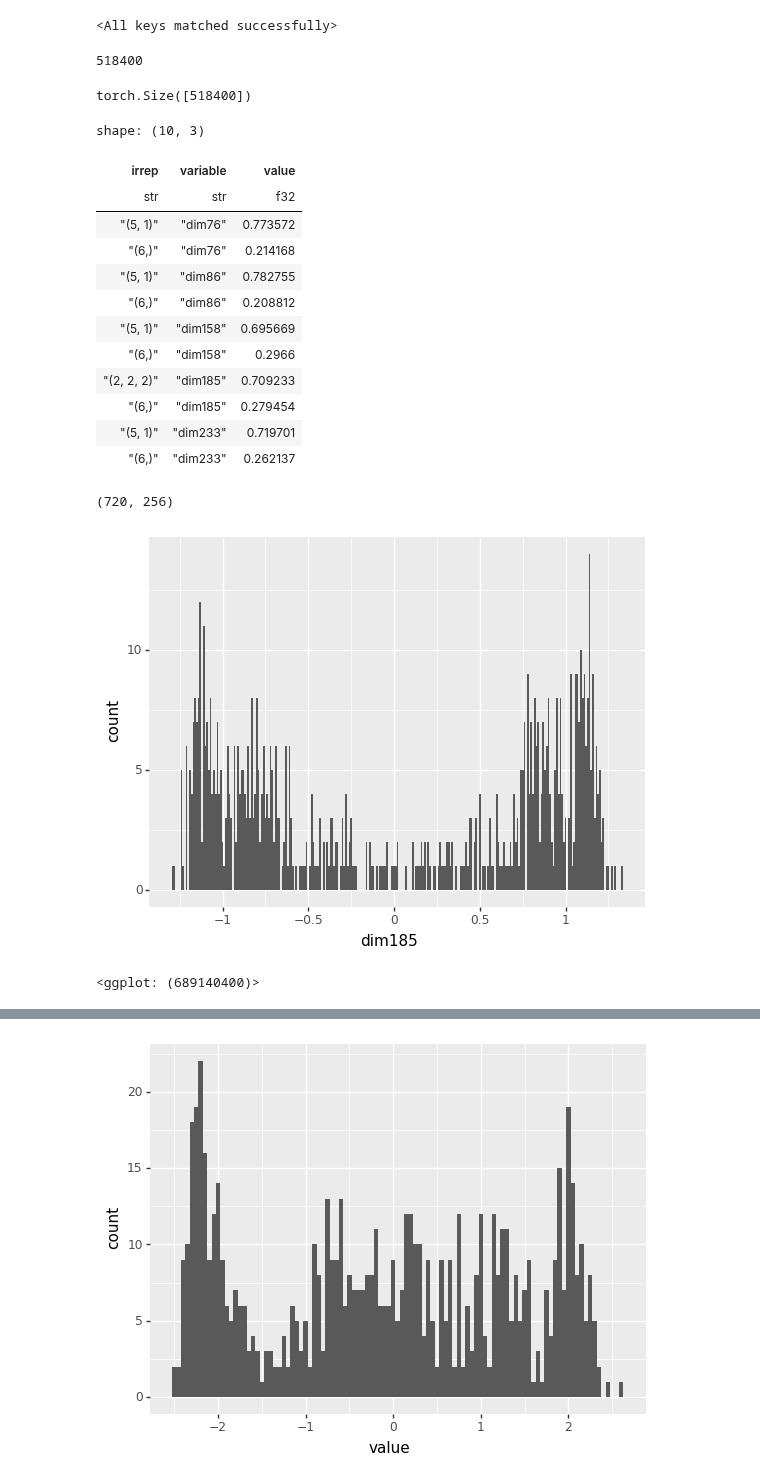
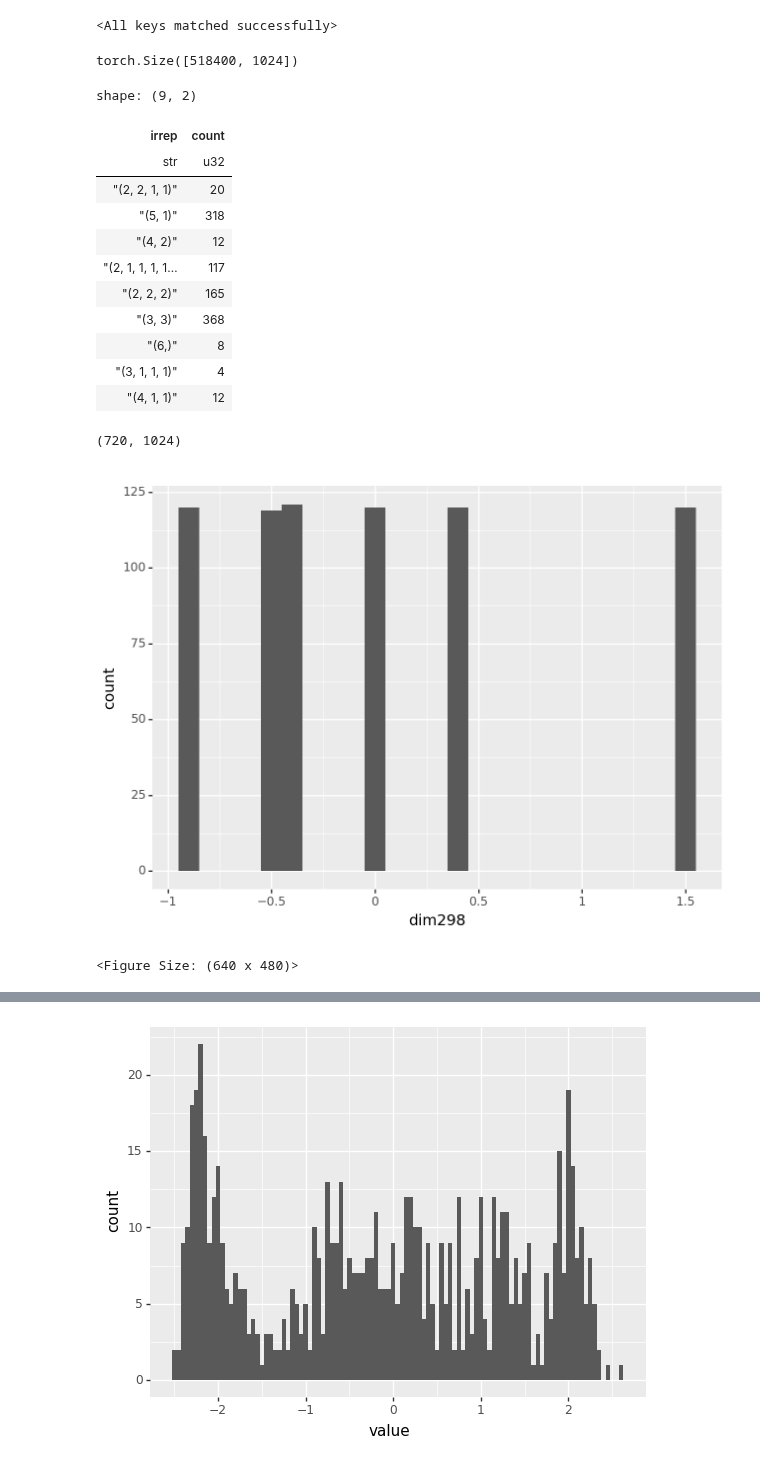
Before and after one commit to dashstander/sn-grok, a Jupyter notebook: notebooks/s6_subgroups.ipynb, the cells around one changed output, grey strips where cells are left out. Drawn from its saved outputs; the diff is of its cells as text; code cells hidden in the pictures.

Commit message:
Notebook
Signed-off-by: dashiell@eleuther.ai <dashiell@eleuther.ai>

```diff
--- a/notebooks/s6_subgroups.ipynb
+++ b/notebooks/s6_subgroups.ipynb
@@ -177,7 +176,7 @@ def fourier_basis_to_df(tensor, n, layer):
 # %%
 import json
 
-with open('s6_subgroups.json') as jfile:
+with open('../s6_subgroups.json') as jfile:
     all_s6_subgroups = json.load(jfile)
 # %%
 def tuplefy(generators):
@@ -230,12 +233,12 @@ C2_transposition
 # %%
-ckpt_dir = Path('/Users/dashiell/workspace/sn-grok/checkpoints/')
-model_seed = 132
+ckpt_dir = Path('/mnt/ssd-1/dashiell/sn_checkpoints/')
+model_seed = 0
 run_name = f's6_50_{model_seed}'
 #run_name = Path('s5_lr1e-5_5')
 
 #whole_config = Config().from_disk('configs/s5_lr_5.toml')
 run_dir = ckpt_dir / run_name
-model_run = torch.load(run_dir / 'full_run.pth', map_location=torch.device('cpu'))
+model_run = torch.load(run_dir / 'full_run.pth', map_location=torch.device('cuda:0'))
 run_data = pl.read_parquet(run_dir / f'data.parquet')
 lperms = torch.as_tensor(run_data.select('index_left').to_numpy(), dtype=torch.int64).squeeze()
 rperms = torch.as_tensor(run_data.select('index_right').to_numpy(), dtype=torch.int64).squeeze()
@@ -244,20 +247,23 @@ targets = torch.as_tensor(run_data.select('index_target').to_numpy(), dtype=torc
 model = SnMLP.from_config(model_run['config'])
 model.load_state_dict(model_run['model'])
 
-out, cache = model.run_with_cache(lperms, rperms)
+#out, cache = model.run_with_cache(lperms, rperms)
 #loss = loss_fn(out, targets)
 
 #linear_acts = cache['hook_linear']
 # %% [output]
 <All keys matched successfully>
 # %%
-14400 * 36
+cache = []
+
+for lp, rp in zip(lperms.split(14400), rperms.split(14400)):
+    _, _cache = model.run_with_cache(lp, rp)
+    cache.append(_cache['hook_linear'].to('cpu'))
-# %% [output]
-518400
 # %%
-lperms.shape
+linear_preacts = torch.concat(cache, dim=0)
+linear_preacts.shape
 # %% [output]
-torch.Size([518400])
+torch.Size([518400, 1024])
 # %%
 def calc_power_contributions(tensor, n):
     total_power = (tensor ** 2).mean(dim=0)
@@ -277,32 +283,31 @@ W = model.linear.weight
 lpower_df, _ = calc_power_contributions(model.lembed.weight @ W[:, :512].T, 6)
 rpower_df, _ = calc_power_contributions(model.rembed.weight @ W[:, 512:].T, 6)
 # %%
-lpower_df.melt(id_vars='irrep').filter((pl.col('value') > 0.2) & (pl.col('value') < 0.8))
+lpower_df.melt(id_vars='irrep').sort(['variable', 'value']).groupby('variable').tail(1).groupby('irrep').count()
 # %% [output]
-shape: (10, 3)
+shape: (9, 2)
-| irrep | variable | value |
-| str | str | f32 |
-| "(5, 1)" | "dim76" | 0.773572 |
-| "(6,)" | "dim76" | 0.214168 |
-| "(5, 1)" | "dim86" | 0.782755 |
-| "(6,)" | "dim86" | 0.208812 |
-| "(5, 1)" | "dim158" | 0.695669 |
-| "(6,)" | "dim158" | 0.2966 |
-| "(2, 2, 2)" | "dim185" | 0.709233 |
-| "(6,)" | "dim185" | 0.279454 |
-| "(5, 1)" | "dim233" | 0.719701 |
-| "(6,)" | "dim233" | 0.262137 |
+| irrep | count |
+| str | u32 |
+| "(2, 2, 1, 1)" | 20 |
+| "(5, 1)" | 318 |
+| "(4, 2)" | 12 |
+| "(2, 1, 1, 1, 1… | 117 |
+| "(2, 2, 2)" | 165 |
+| "(3, 3)" | 368 |
+| "(6,)" | 8 |
+| "(3, 1, 1, 1)" | 4 |
+| "(4, 1, 1)" | 12 |
 # %%
 (model.lembed.weight @ W[:, :512].T).detach().numpy().shape
 # %% [output]
-(720, 256)
+(720, 1024)
 # %%
 S6_df = pl.DataFrame({'perms': [str(p) for p in full_group]})
 
 left_preact_df = pl.concat(
     [
         S6_df,
-        pl.DataFrame((model.lembed.weight @ W[:, :512].T).detach().numpy(), schema=[f'dim{i}' for i in range(256)])
+        pl.DataFrame((model.lembed.weight @ W[:, :512].T).detach().numpy(), schema=[f'dim{i}' for i in range(1024)])
     ],
     how='horizontal'
 )
@@ -310,15 +315,15 @@ left_preact_df = pl.concat(
 right_preact_df = pl.concat(
     [
         S6_df,
-        pl.DataFrame((model.lembed.weight @ W[:, 512:].T).detach().numpy(), schema=[f'dim{i}' for i in range(256)])
+        pl.DataFrame((model.lembed.weight @ W[:, 512:].T).detach().numpy(), schema=[f'dim{i}' for i in range(1024)])
     ],
     how='horizontal'
 )
 # %%
-ggplot(left_preact_df, aes(x='dim185')) + geom_histogram(binwidth=0.01)
+ggplot(left_preact_df, aes(x='dim298')) + geom_histogram(binwidth=0.1)
 # %% [output]
-[figure, old version]
+[figure, new version]
-<ggplot: (689140400)>
+<Figure Size: (640 x 480)>
 # %%
 from functools import reduce
 
```
Also changed, not shown: parts of 21 cells of this notebook.
